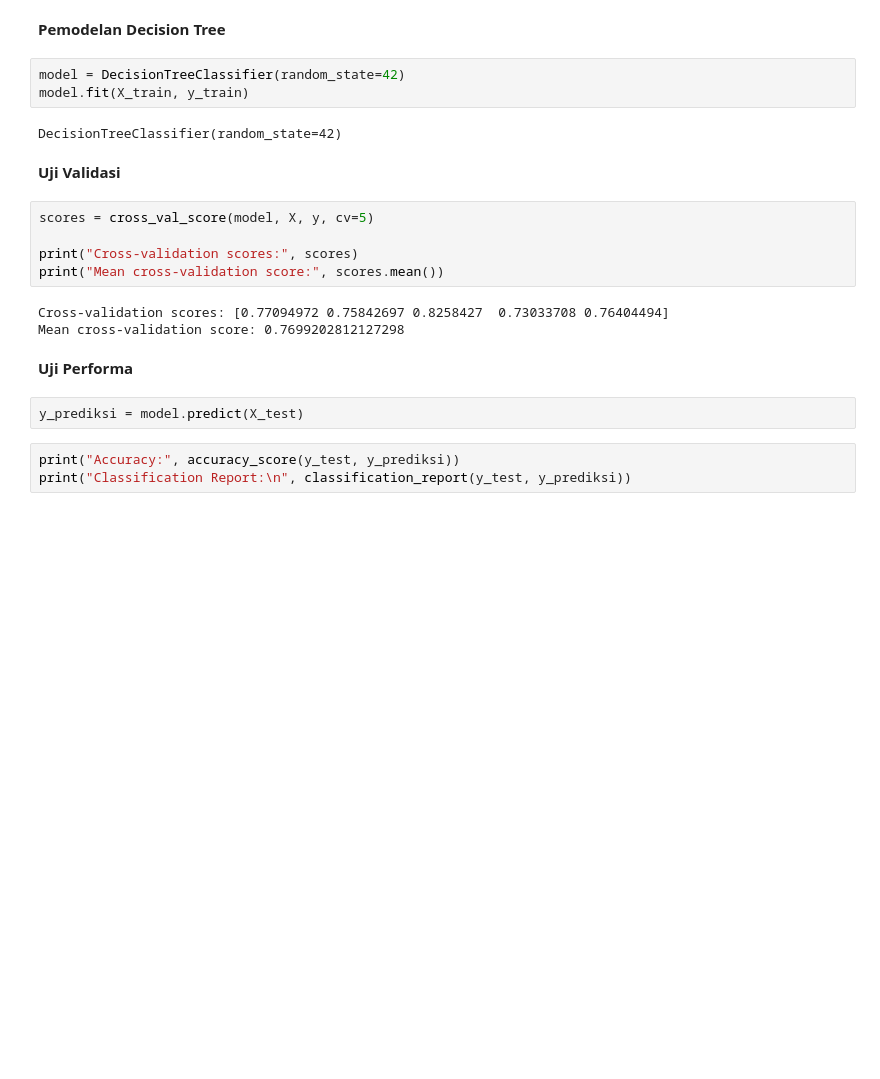
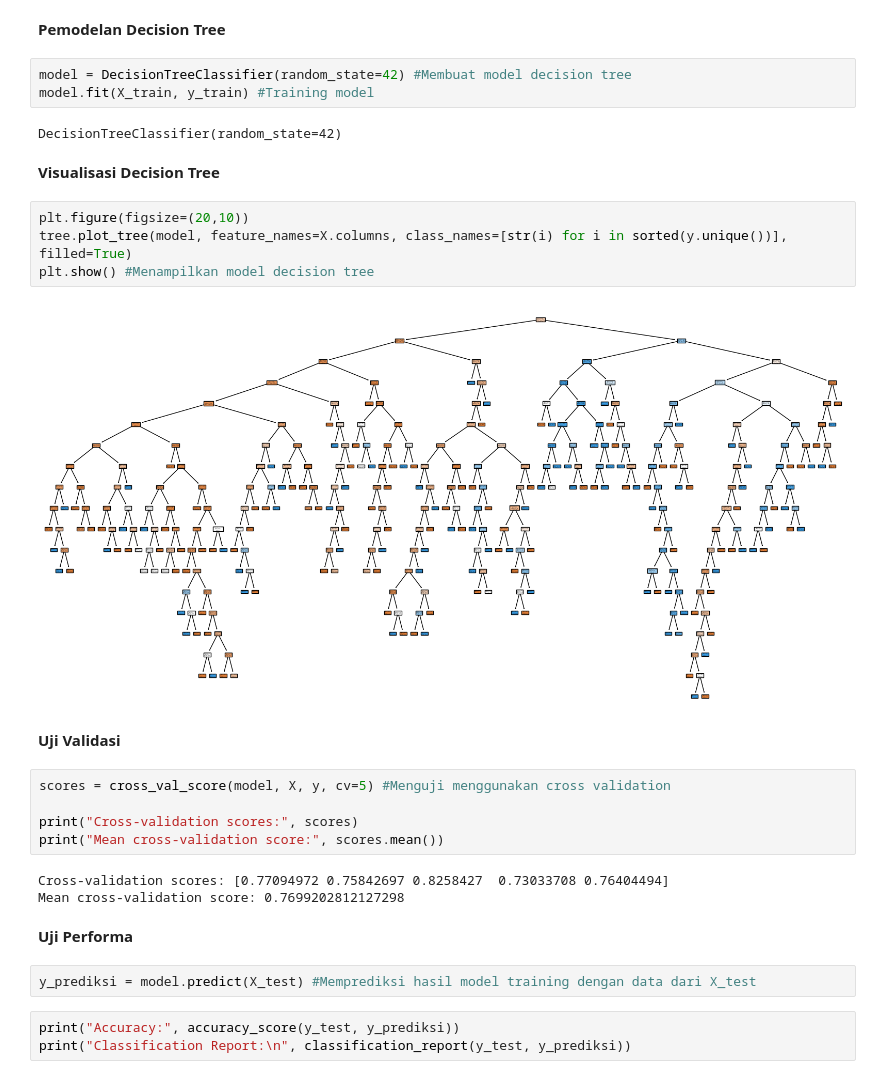
Before and after one commit to kucinglautt/TugasAI_MachineLearning, a Jupyter notebook: tugas machine learning.ipynb, the cells around one changed output. Drawn from its saved outputs; the diff is of its cells as text; blank space fills up the shorter version.

```diff
--- a/tugas machine learning.ipynb
+++ b/tugas machine learning.ipynb
@@ -230,14 +232,22 @@ X_test.head()
 # %% [markdown]
 **Pemodelan Decision Tree**
 # %%
-model = DecisionTreeClassifier(random_state=42)
-model.fit(X_train, y_train)
+model = DecisionTreeClassifier(random_state=42) #Membuat model decision tree
+model.fit(X_train, y_train) #Training model
 # %% [output]
 DecisionTreeClassifier(random_state=42)
+# %% [markdown]
+**Visualisasi Decision Tree**
+# %%
+plt.figure(figsize=(20,10))
+tree.plot_tree(model, feature_names=X.columns, class_names=[str(i) for i in sorted(y.unique())], filled=True)
+plt.show() #Menampilkan model decision tree
+# %% [output]
+[figure, added]
 # %% [markdown]
 **Uji Validasi**
 # %%
-scores = cross_val_score(model, X, y, cv=5)
+scores = cross_val_score(model, X, y, cv=5) #Menguji menggunakan cross validation
 
 print("Cross-validation scores:", scores)
 print("Mean cross-validation score:", scores.mean())
@@ -247,7 +257,7 @@ Mean cross-validation score: 0.7699202812127298
 # %% [markdown]
 **Uji Performa**
 # %%
-y_prediksi = model.predict(X_test)
+y_prediksi = model.predict(X_test) #Memprediksi hasil model training dengan data dari X_test
 # %%
 print("Accuracy:", accuracy_score(y_test, y_prediksi))
 print("Classification Report:\n", classification_report(y_test, y_prediksi))
```
Also changed, not shown: parts of 23 cells of this notebook.
